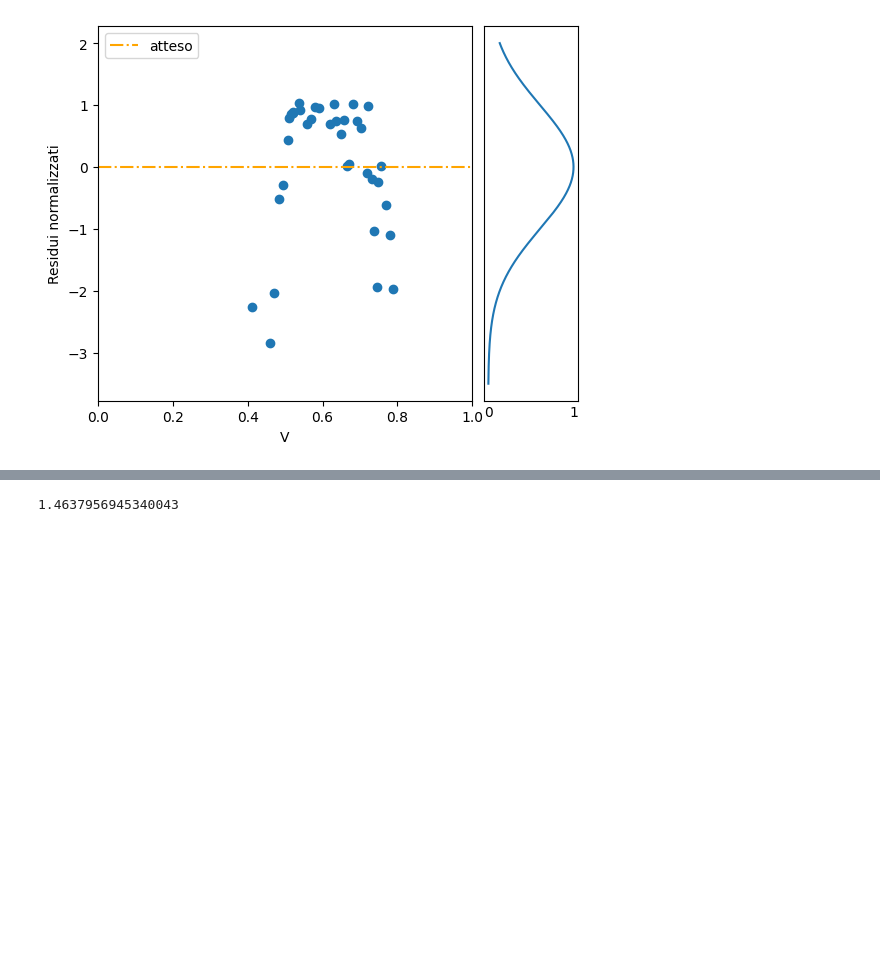
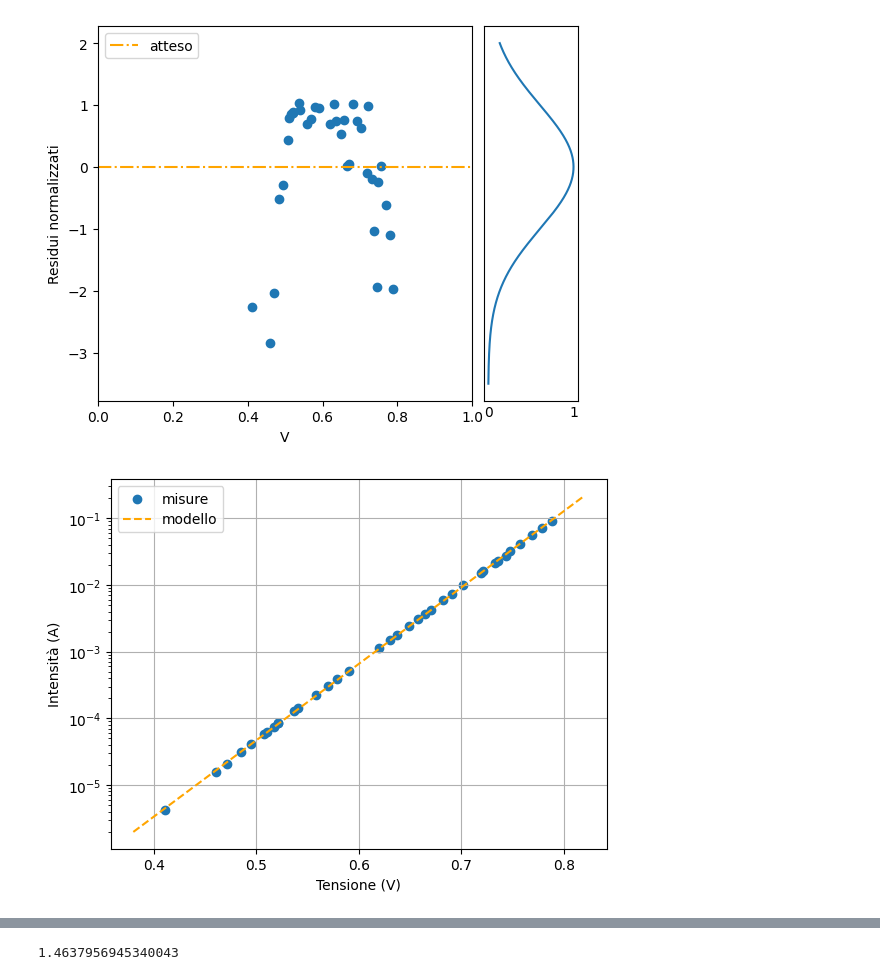
Before and after one commit to ARossiUnimib/Laboratorio-2---Gruppo-21-A.A.-2023-24, a Jupyter notebook: Notebooks/Circuiti 1/Circuiti_1.ipynb, the cells around one changed output, grey strips where cells are left out. Drawn from its saved outputs; the diff is of its cells as text; code cells hidden in the pictures; blank space fills up the shorter version.

```diff
--- a/Notebooks/Circuiti 1/Circuiti_1.ipynb
+++ b/Notebooks/Circuiti 1/Circuiti_1.ipynb
@@ -857,5 +861,21 @@ def mostra_residui(I, I_err, model, I0, a, V):
 mostra_residui(I3, I_err3perc, model, m.values["I0"], m.values["a"], V3)
 # %% [output]
 [figure]
+# %%
+fig,ax = plt.subplots(1,1)
+ax.set_yscale("log")
+ax.set_xlabel('Tensione (V)')
+ax.set_ylabel('Intensità (A)')
+
+plt.scatter(V3, I3,label='misure')
+x = np.linspace(0.38, 0.82, 1000)
+y = model(x, m.values["I0"], m.values["a"])
+plt.plot(x,y, color='orange', linestyle='--',label='modello')
+
+plt.grid()
+plt.legend(loc='upper left')
+plt.show()
+# %% [output]
+[figure, added]
 # %%
 fig,ax = plt.subplots(1,1)
```
Also changed, not shown: parts of 9 cells of this notebook.
